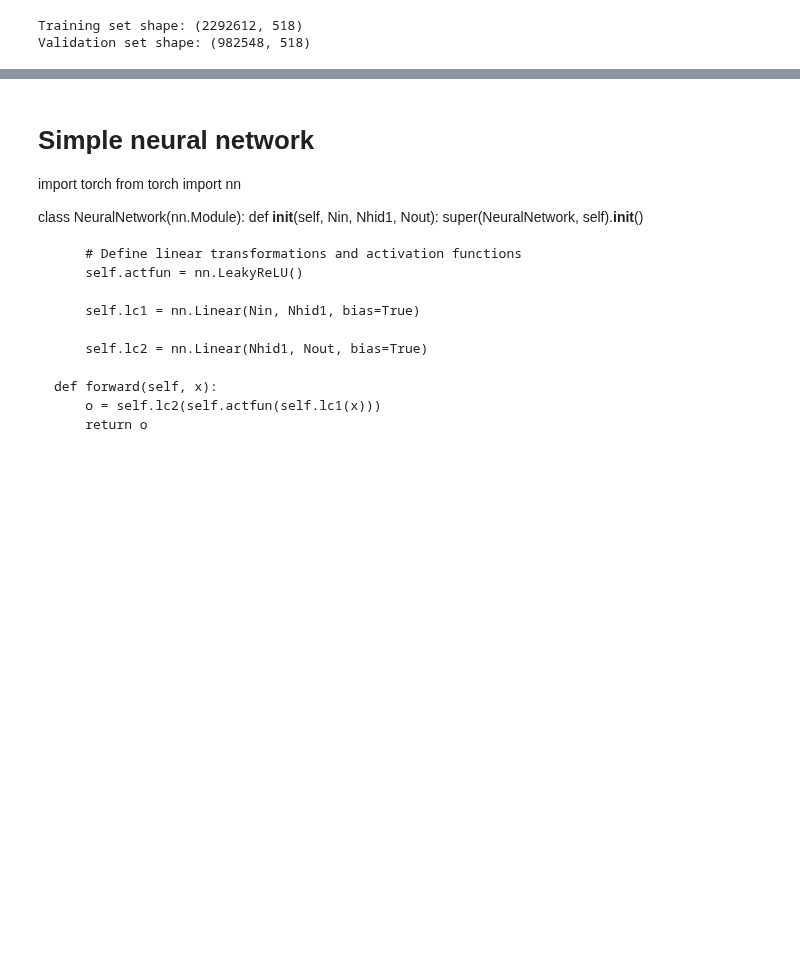
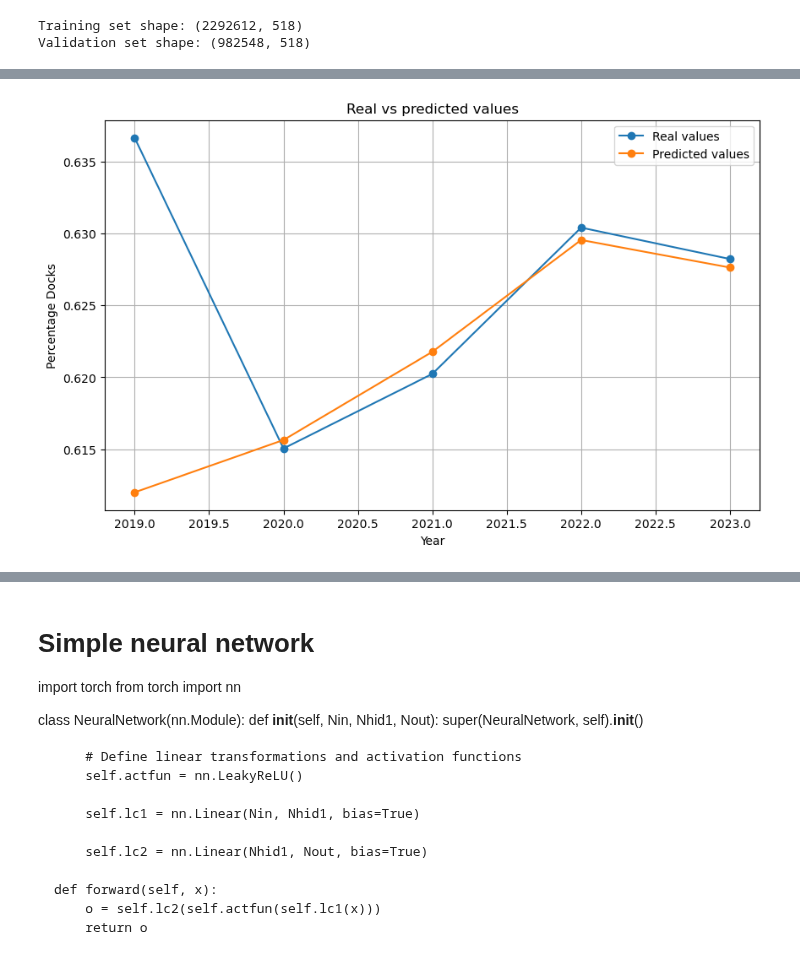
Before and after one commit to carlotalacasav/Gorrapiedra-proyecto, a Jupyter notebook: modelos_alba.ipynb, the cells around one changed output, grey strips where cells are left out. Cells and saved outputs as stored; diff of their text form; code cells hidden in the pictures; blank space fills up the shorter version.

```diff
--- a/modelos_alba.ipynb
+++ b/modelos_alba.ipynb
@@ -126 +127,22 @@ R2: 0.8412338104207583
+# %%
+# Afegir les prediccions al dataframe de validació
+X_validation['percentage_docks_pred'] = y_pred
+X_validation['percentage_docks_real'] = y_validation
+
+# Calcular les mitjanes anuals dels valors reals i predits
+mean_real = X_validation.groupby('year')['percentage_docks_real'].mean()
+mean_pred = X_validation.groupby('year')['percentage_docks_pred'].mean()
+
+# Crear la gràfica
+plt.figure(figsize=(10, 6))
+plt.plot(mean_real.index, mean_real.values, marker='o', label='Real values', linestyle='-')
+plt.plot(mean_pred.index, mean_pred.values, marker='o', label='Predicted values', linestyle='-')
+plt.xlabel('Year')
+plt.ylabel('Percentage Docks')
+plt.title('Real vs predicted values')
+plt.legend()
+plt.grid(True)
+plt.show()
+# %% [output]
+[figure, added]
 # %%
```
Also changed, not shown: parts of 12 cells of this notebook, 2 other files.
